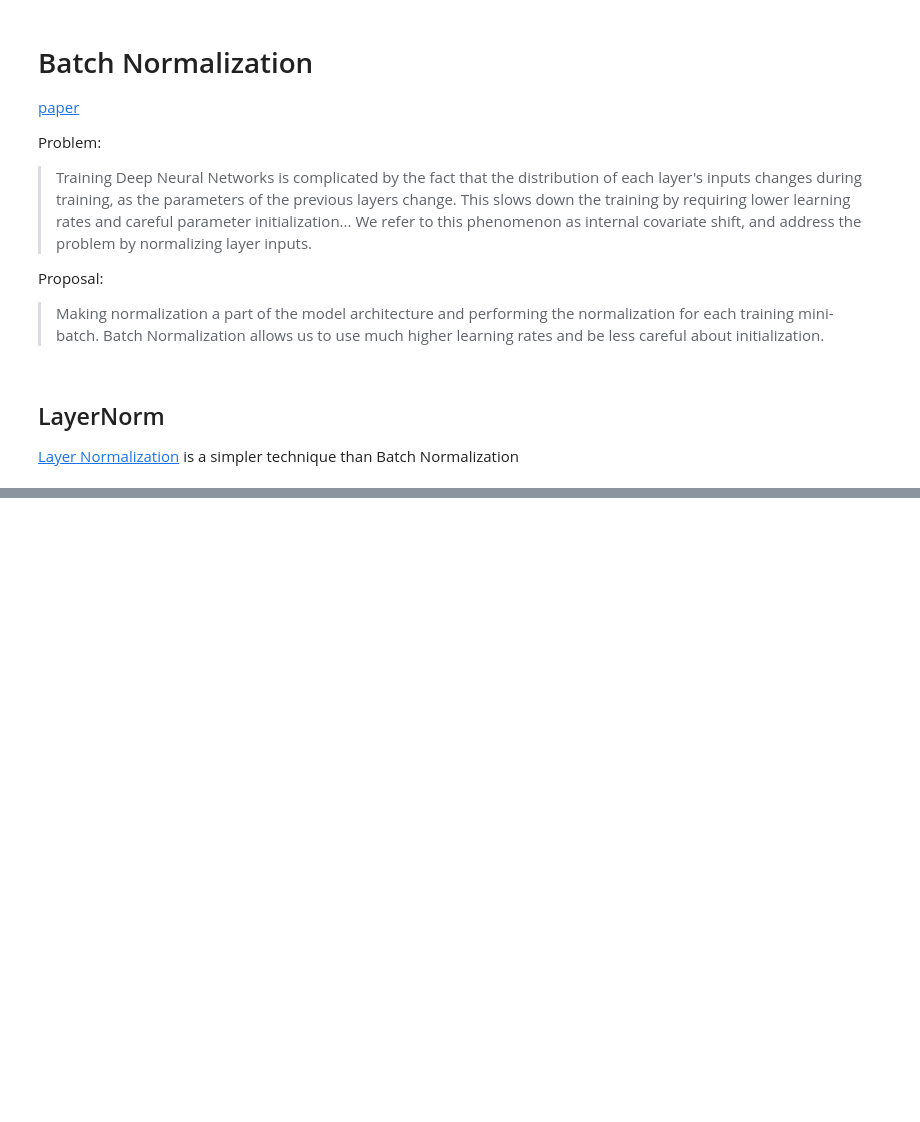
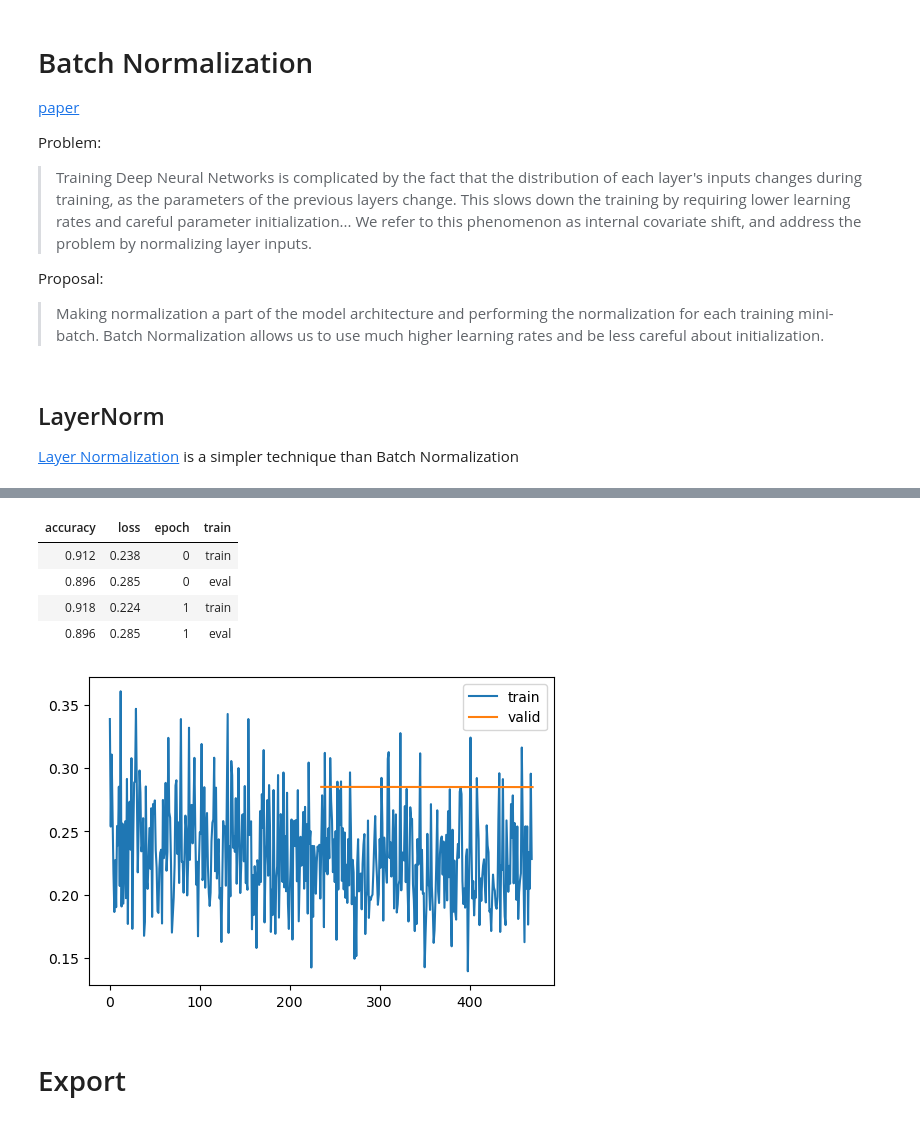
Before and after one commit to darkknightxi/little_ai, a Jupyter notebook: nbs/initializing.ipynb, the cells around one changed output, grey strips where cells are left out. Drawn from its saved outputs; the diff is of its cells as text; code cells hidden in the pictures; blank space fills up the shorter version.

```diff
--- a/nbs/initializing.ipynb
+++ b/nbs/initializing.ipynb
@@ -443,0 +495,12 @@ learn.fit(3)
+# %%
+learn = MomentumLearner(model, dls, F.cross_entropy, lr=0.05, cbs=cbs)
+learn.fit(2)
+# %% [output]
+| accuracy | loss | epoch | train |
+| 0.912 | 0.238 | 0 | train |
+| 0.896 | 0.285 | 0 | eval |
+| 0.918 | 0.224 | 1 | train |
+| 0.896 | 0.285 | 1 | eval |
+[figure, added]
+# %% [markdown]
+# Export
```
Also changed, not shown: parts of 9 cells of this notebook.
